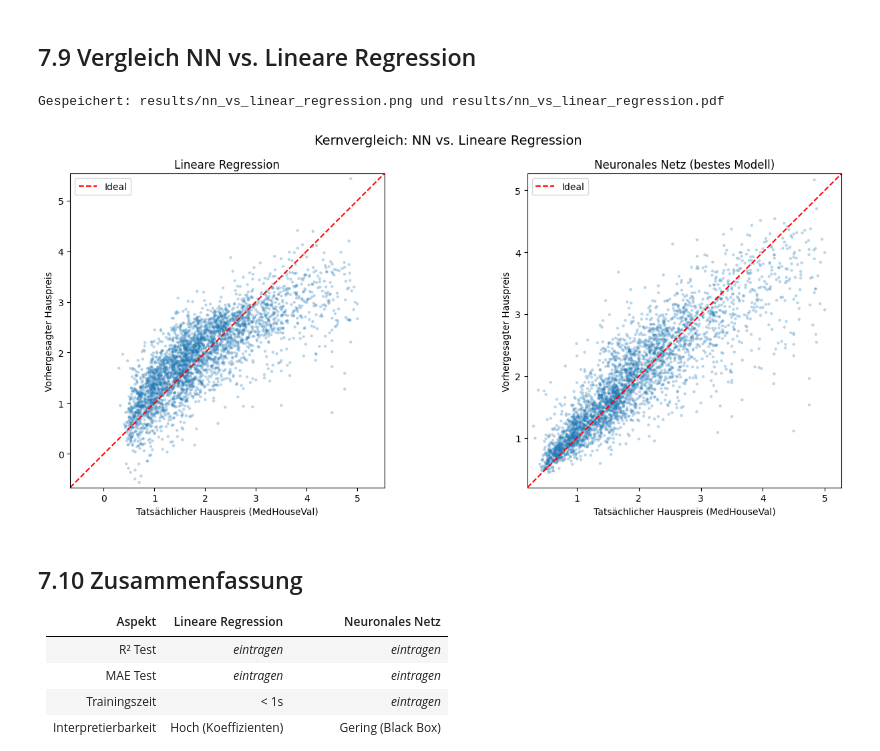
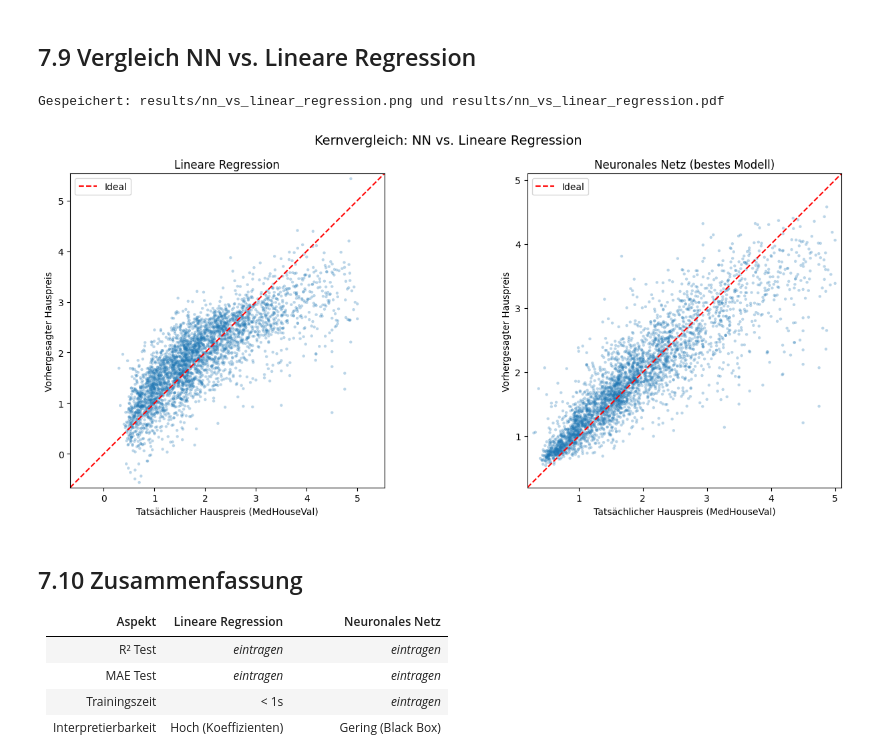
Before and after one commit to FlorianAdamczyk/ki-308, a Jupyter notebook: notebooks/05_Neural_Network_Kolja.ipynb, the cells around one changed output. Saved outputs shown, nothing was run; the diff lists cells and outputs as text; code cells hidden in the pictures.

```diff
--- a/notebooks/05_Neural_Network_Kolja.ipynb
+++ b/notebooks/05_Neural_Network_Kolja.ipynb
@@ -381,6 +462,14 @@ def train_and_evaluate(model, name, epochs=300, batch_size=32, verbose=0):
 # %%
-model_1 = build_model([32], activation='relu', learning_rate=0.001)
+model_1 = build_model_baseline([32], activation='relu', learning_rate=0.001)
 model_1.summary()
 
-history_1, result_1 = train_and_evaluate(model_1, "NN [32] ReLU", epochs=300)
+history_1, result_1 = train_and_evaluate_baseline(
+    model_1,
+    "NN [32] ReLU",
+    X_train,
+    y_train,
+    X_test,
+    y_test,
+    epochs=300
+)
 # %% [output]
@@ -805,5 +976,15 @@ model_5.compile(
 )
 
 model_5.summary()
-history_5, result_5 = train_and_evaluate(model_5, "NN [128,64,32,16] + Dropout", epochs=300)
+history_5, result_5 = train_and_evaluate_baseline(
+    model_5,
+    "NN [128,64,32,16] + Dropout",
+    X_train,
+    y_train,
+    X_test,
+    y_test,
+    epochs=300
+)
+model_5_results_df = pd.DataFrame([result_5])
+model_5_results_df
 # %% [output]
@@ -883,28 +1059,33 @@ Gespeichert: results/nn_learning_curves.png und results/nn_learning_curves.pdf
 # %%
 # Bestes NN-Modell vs. Lineare Regression
 fig, axes = plt.subplots(1, 2, figsize=(14, 6))
 
 plot_predicted_vs_actual(
     y_test, lr.predict(X_test),
     title="Lineare Regression", ax=axes[0]
 )
 
-# Das beste NN-Modell (manuell auswählen nach Ergebnissen)
-best_model_name = results_df.index[0]
-best_nn = trained_models[best_model_name] # Anpassen je nach Ergebnis
+results_df = pd.DataFrame([result_1, result_2, result_3, result_5])
+results_df = results_df.sort_values(by="Test_MSE")
+results_df
+
+# bestes NN Modell
+best_nn = model_5
+
 y_pred_nn = best_nn.predict(X_test, verbose=0).flatten()
+
 plot_predicted_vs_actual(
     y_test, y_pred_nn,
     title="Neuronales Netz (bestes Modell)", ax=axes[1]
 )
 
 fig.suptitle("Kernvergleich: NN vs. Lineare Regression", fontsize=14)
 fig.tight_layout()
 save_fig(fig, 'nn_vs_linear_regression')
 plt.show()
 # %% [output]
 Gespeichert: results/nn_vs_linear_regression.png und results/nn_vs_linear_regression.pdf
-[figure, old version]
+[figure, new version]
 # %% [markdown]
 ## 7.10 Zusammenfassung
 
```
Also changed, not shown: parts of 24 cells of this notebook, 2 other files.
